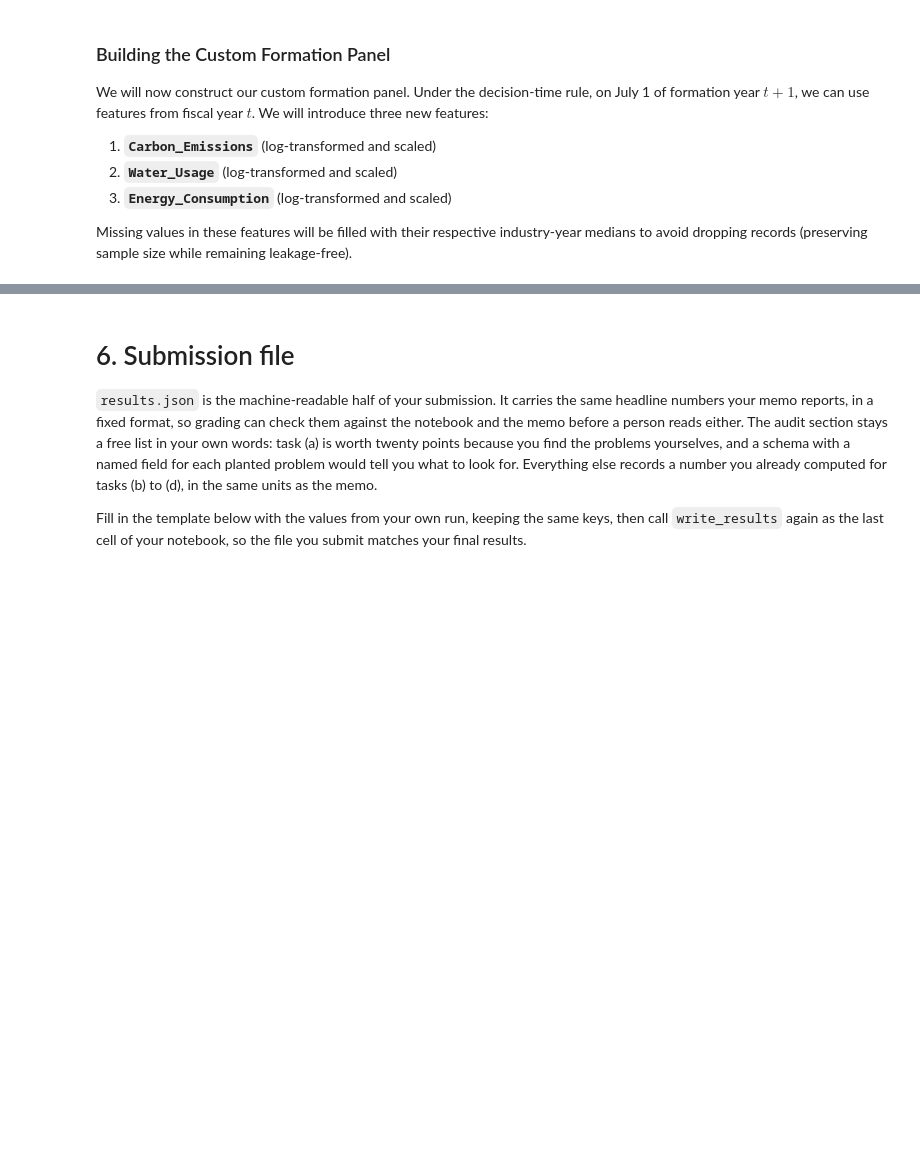
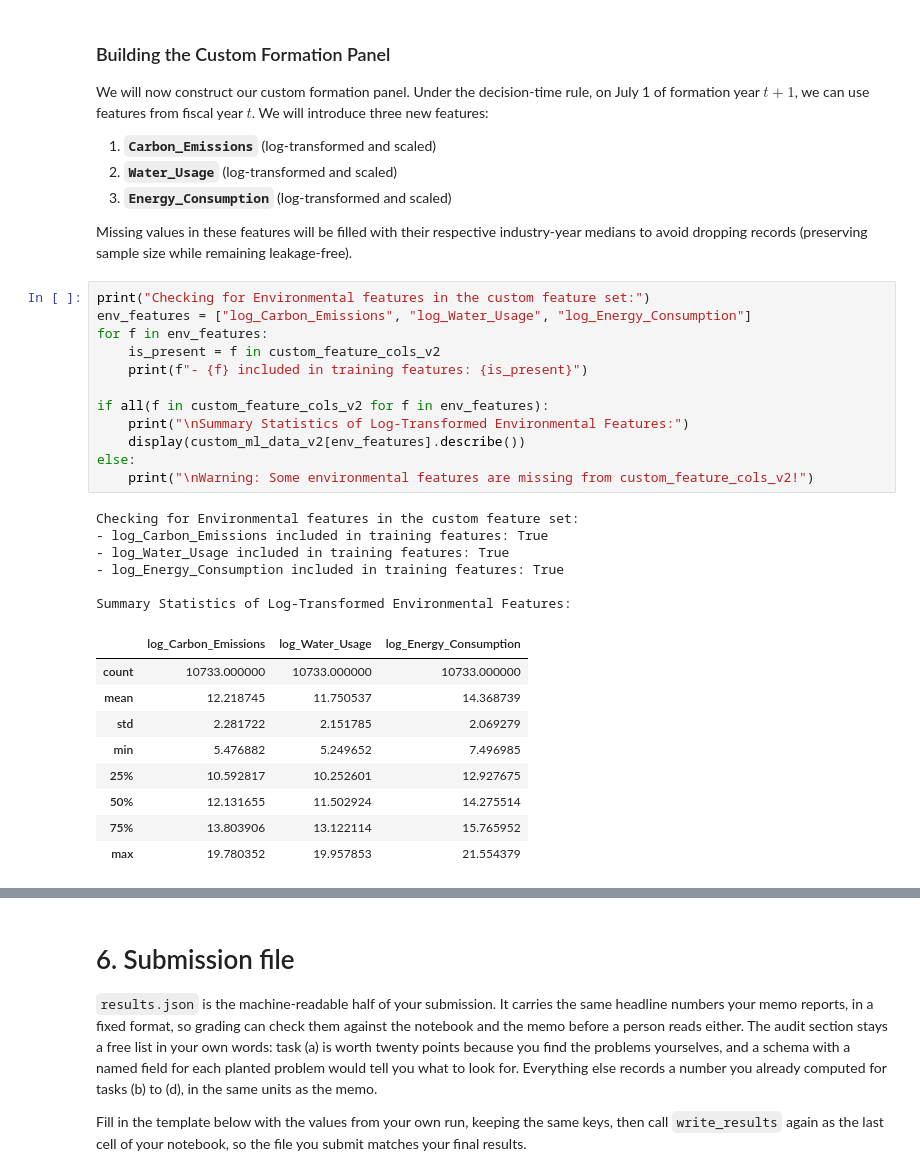
Before and after one commit to kayainmyself-hue/group-assignment, a Jupyter notebook: notebooks/Python/groupwork/Group_Work_AS_2026.ipynb, the cells around one changed output, grey strips where cells are left out. Saved outputs shown, nothing was run; the diff lists cells and outputs as text; blank space fills up the shorter version.

```diff
--- a/notebooks/Python/groupwork/Group_Work_AS_2026.ipynb
+++ b/notebooks/Python/groupwork/Group_Work_AS_2026.ipynb
@@ -344,3 +344,31 @@ We will introduce three new features:
 3. **`Energy_Consumption`** (log-transformed and scaled)
 
 Missing values in these features will be filled with their respective industry-year medians to avoid dropping records (preserving sample size while remaining leakage-free).
+# %%
+print("Checking for Environmental features in the custom feature set:")
+env_features = ["log_Carbon_Emissions", "log_Water_Usage", "log_Energy_Consumption"]
+for f in env_features:
+    is_present = f in custom_feature_cols_v2
+    print(f"- {f} included in training features: {is_present}")
+
+if all(f in custom_feature_cols_v2 for f in env_features):
+    print("\nSummary Statistics of Log-Transformed Environmental Features:")
+    display(custom_ml_data_v2[env_features].describe())
+else:
+    print("\nWarning: Some environmental features are missing from custom_feature_cols_v2!")
+# %% [output]
+Checking for Environmental features in the custom feature set:
+- log_Carbon_Emissions included in training features: True
+- log_Water_Usage included in training features: True
+- log_Energy_Consumption included in training features: True
+
+Summary Statistics of Log-Transformed Environmental Features:
+|  | log_Carbon_Emissions | log_Water_Usage | log_Energy_Consumption |
+| count | 10733.000000 | 10733.000000 | 10733.000000 |
+| mean | 12.218745 | 11.750537 | 14.368739 |
+| std | 2.281722 | 2.151785 | 2.069279 |
+| min | 5.476882 | 5.249652 | 7.496985 |
+| 25% | 10.592817 | 10.252601 | 12.927675 |
+| 50% | 12.131655 | 11.502924 | 14.275514 |
+| 75% | 13.803906 | 13.122114 | 15.765952 |
+| max | 19.780352 | 19.957853 | 21.554379 |
```
Also changed, not shown: parts of 5 cells of this notebook.
